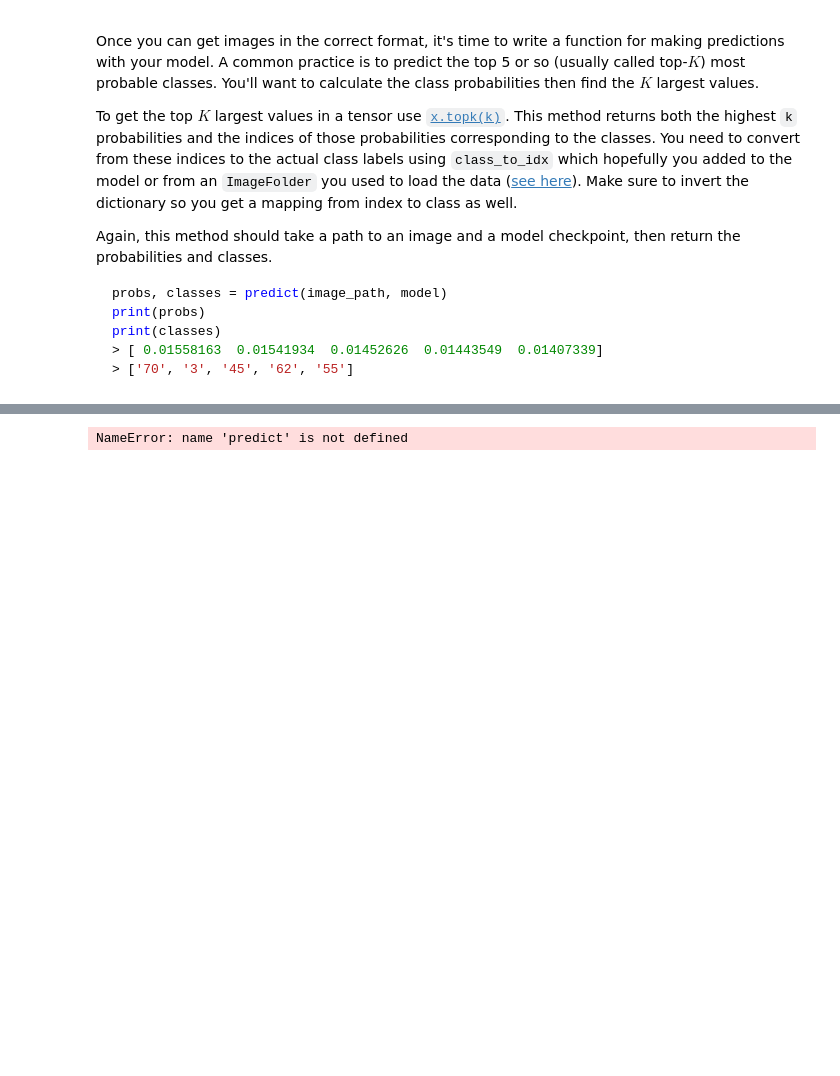
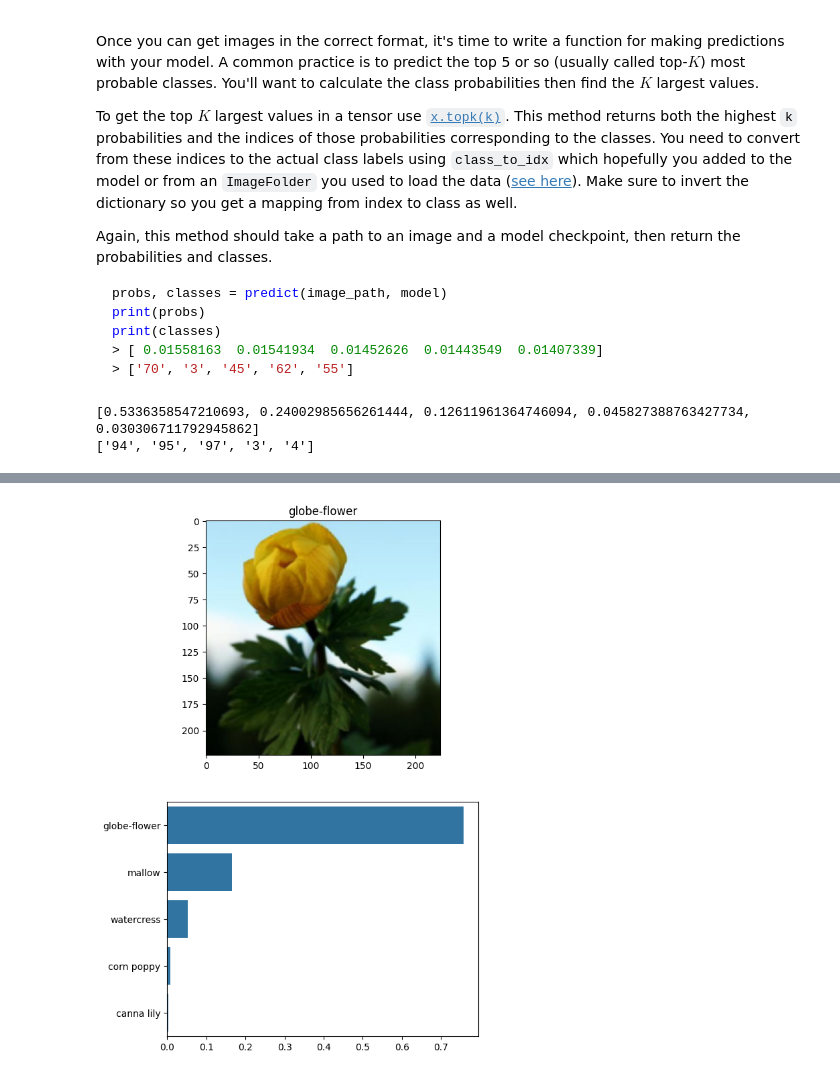
Before and after one commit to hangyulyi/Image-Classifier, a Jupyter notebook: Image Classifier Project.ipynb, the cells around one changed output, grey strips where cells are left out. Drawn from its saved outputs; the diff is of its cells as text; code cells hidden in the pictures; blank space fills up the shorter version.

```diff
--- a/Image Classifier Project.ipynb
+++ b/Image Classifier Project.ipynb
@@ -127,7 +127,7 @@ for param in model.parameters():
 # training hyperparameters(try different parameters for best results)
 hyperparameters = {
    'learning_rate' : 0.001,
-   'classifier_linear' : [2048, 102],
+   'classifier_linear' : [4096, 102],
    'epochs' : 3
 }
 
@@ -388,6 +392,9 @@ def predict(image_path, model, topk=5):
 probs, classes = predict('flowers/test/3/image_06634.jpg', model)
 print(probs)
 print(classes)
+# %% [output]
+[0.5336358547210693, 0.24002985656261444, 0.12611961364746094, 0.045827388763427734, 0.030306711792945862]
+['94', '95', '97', '3', '4']
 # %% [markdown]
 ## Sanity Checking
 
@@ -399,29 +406,30 @@ You can convert from the class integer encoding to actual flower names with the
 # %%
 # TODO: Display an image along with the top 5 classes
 image_path = "flowers/test/16/image_06670.jpg"
 
 # making prediction
 probs, classes = predict(image_path, model)
 
 # plot the flower image
 plt.figure(figsize = (6,10))
 ax = plt.subplot(2,1,1)
 
 flower_num = image_path.split('/')[2]
 t = cat_to_name[flower_num]
 
 img = process_image(image_path)
 
 # show a pytorch tensor as an image
 imshow(img, ax, title = t)
 
 # plot graph
 plt.subplot(2,1,2)
 sns.barplot(x=probs, y=[cat_to_name[c] for c in classes], color=sns.color_palette()[0])
 
-# set title on top of image as top result
-ax.set_title(cat_to_name[classes[0]])
+# # set title on top of image as top result
+# No, want to base title on the ground truth (folder number)
+ax.set_title(t)
 
 plt.show()
 # %% [output]
-NameError: name 'predict' is not defined
+[figure, added]
```
Also changed, not shown: parts of 2 cells of this notebook, 1 other file.
